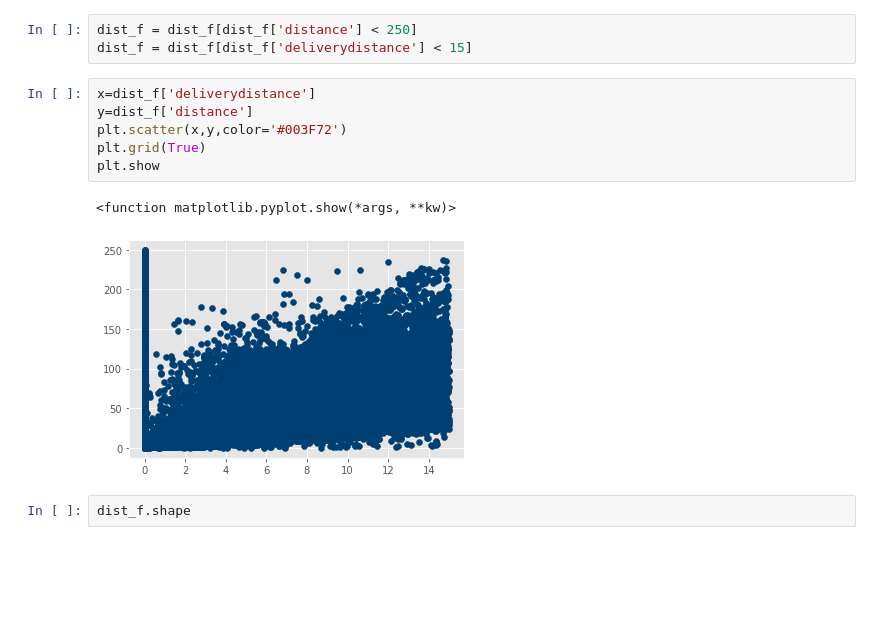
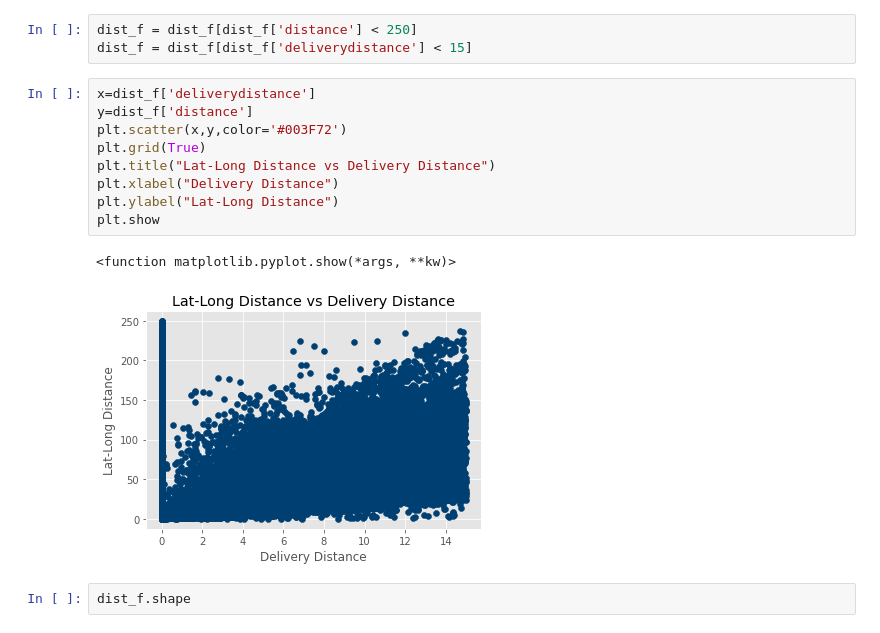
Before and after one commit to ritkumar10/RohanIntern, a Jupyter notebook: Distance_Calculations_v1.1.ipynb, the cells around one changed output. Drawn from its saved outputs; the diff is of its cells as text; blank space fills up the shorter version.

Commit message:
Added Graphs for presentation

```diff
--- a/Distance_Calculations_v1.1.ipynb
+++ b/Distance_Calculations_v1.1.ipynb
@@ -452,12 +499,15 @@ dist_f = dist_f[dist_f['deliverydistance'] < 15]
 # %%
 x=dist_f['deliverydistance']
 y=dist_f['distance']
 plt.scatter(x,y,color='#003F72')
 plt.grid(True)
+plt.title("Lat-Long Distance vs Delivery Distance")
+plt.xlabel("Delivery Distance")
+plt.ylabel("Lat-Long Distance")
 plt.show
 # %% [output]
 <function matplotlib.pyplot.show(*args, **kw)>
-[figure, old version]
+[figure, new version]
 # %%
 dist_f.shape
 # %% [output]
```
Also changed, not shown: parts of 9 cells of this notebook.
